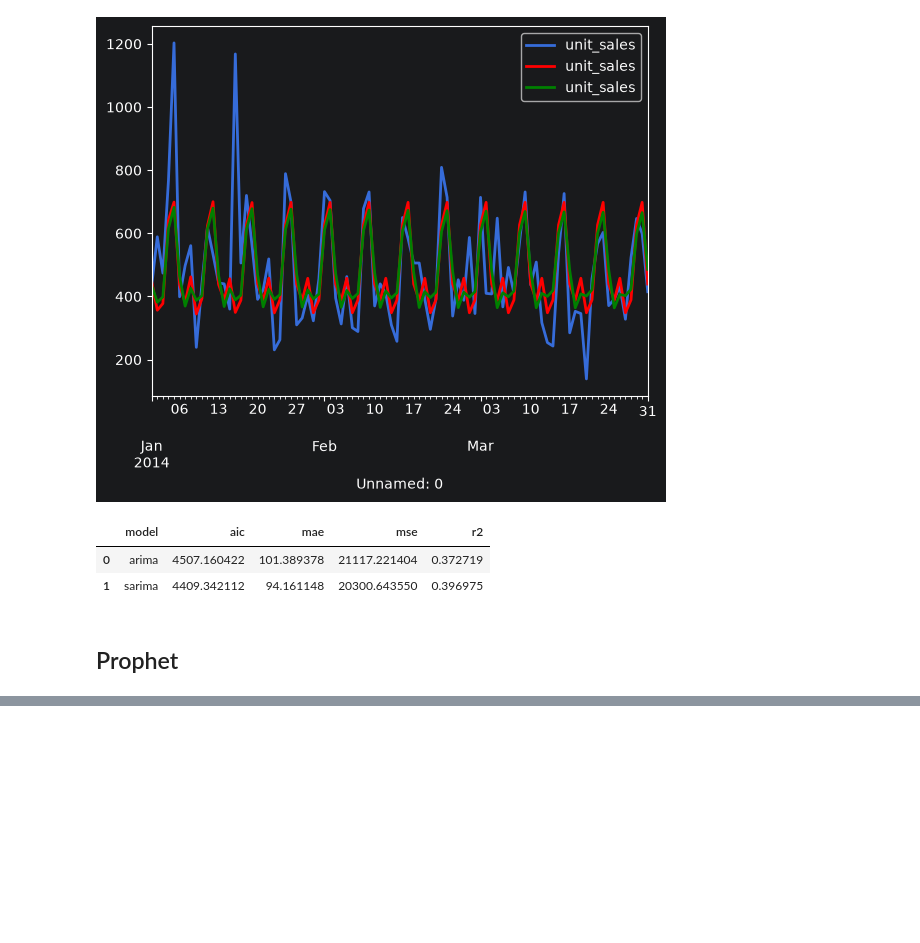
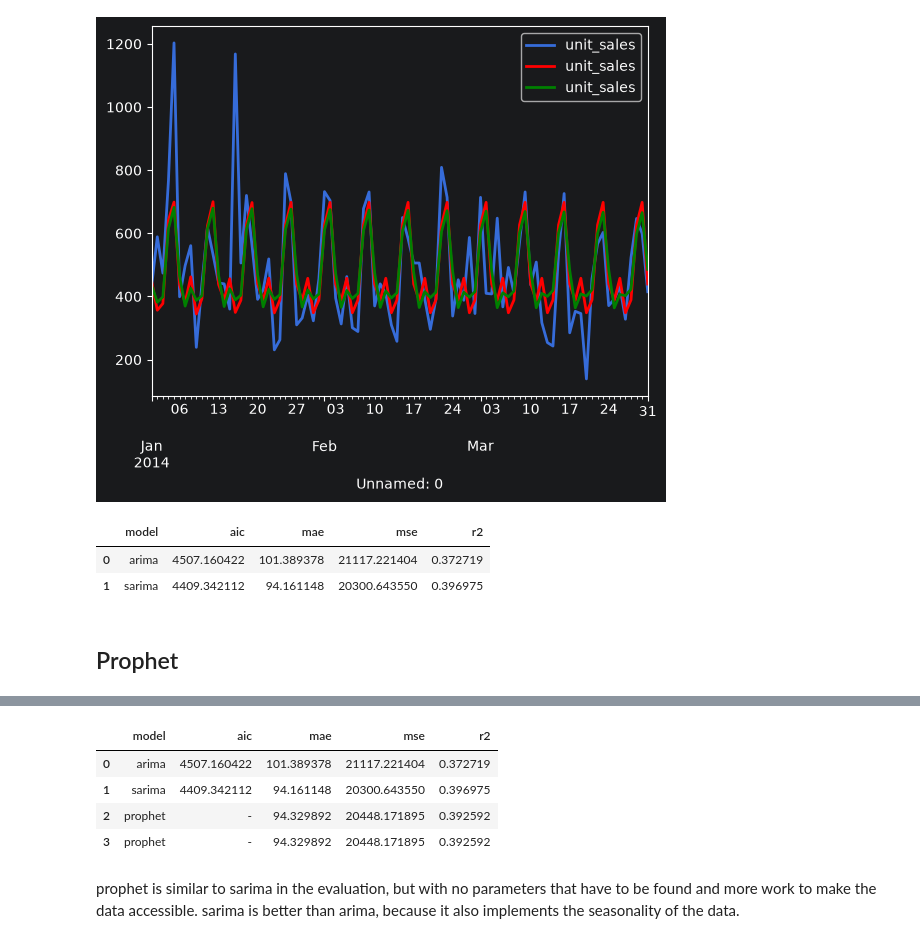
Before and after one commit to ka-katrin/Python_Timeseries_Project, a Jupyter notebook: statistical_models.ipynb, the cells around one changed output, grey strips where cells are left out. Drawn from its saved outputs; the diff is of its cells as text; code cells hidden in the pictures; blank space fills up the shorter version.

```diff
--- a/statistical_models.ipynb
+++ b/statistical_models.ipynb
@@ -410,0 +404,19 @@ plt.show()
+# %%
+mae=mean_absolute_error(test_val,forecast_prophet_y['unit_sales'])
+mse=mean_squared_error(test_val,forecast_prophet_y['unit_sales'])
+r2= r2_score(test_val,forecast_prophet_y['unit_sales'])
+
+#new entry for arima at the End of the DF (len()) with the metrics
+#prophet is a additive regression model - doesn't have aic
+model_evaluation.loc[len(model_evaluation)] = ['prophet','-', mae, mse, r2]
+# %%
+model_evaluation
+# %% [output]
+|  | model | aic | mae | mse | r2 |
+| 0 | arima | 4507.160422 | 101.389378 | 21117.221404 | 0.372719 |
+| 1 | sarima | 4409.342112 | 94.161148 | 20300.643550 | 0.396975 |
+| 2 | prophet | - | 94.329892 | 20448.171895 | 0.392592 |
+| 3 | prophet | - | 94.329892 | 20448.171895 | 0.392592 |
+# %% [markdown]
+prophet is similar to sarima in the evaluation, but with no parameters that have to be found and more work to make the data accessible.
+sarima is better than arima, because it also implements the seasonality of the data.
```
Also changed, not shown: parts of 13 cells of this notebook.
